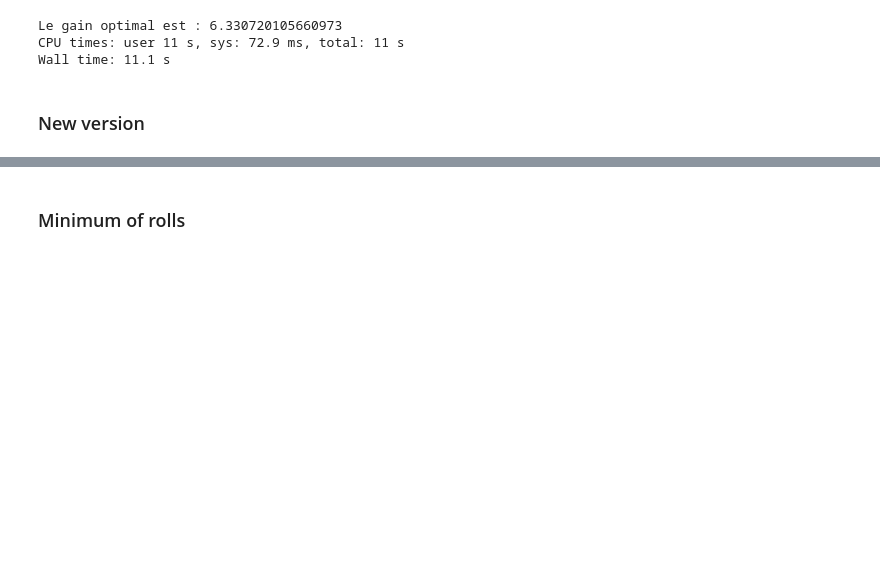
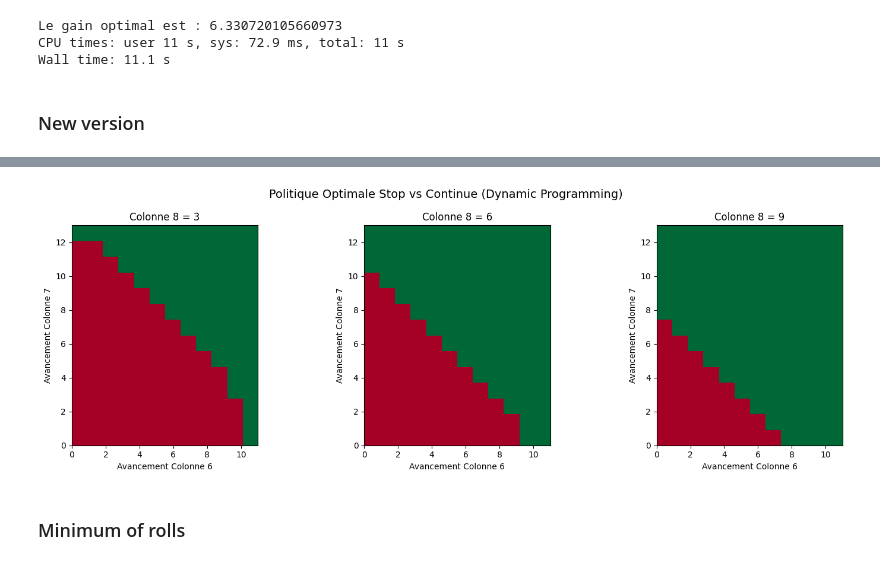
Before and after one commit to CamilleBernardB/Can-t-Stop-projet-IMI, a Jupyter notebook: 3 columns with numba.ipynb, the cells around one changed output, grey strips where cells are left out. Drawn from its saved outputs; the diff is of its cells as text; code cells hidden in the pictures; blank space fills up the shorter version.

Commit message:
ajout plot dp3col_policy

```diff
--- a/3 columns with numba.ipynb
+++ b/3 columns with numba.ipynb
@@ -273,6 +273,33 @@ def load_arrays(folder="data"):
         print("V et policy chargés depuis", folder)
         return V, policy
     return None, None
+# %%
+# Politique Optimale Stop vs Continue : 3 colonnes (plot)
+
+import matplotlib.pyplot as plt
+import numpy as np
+
+stop_map = (policy[:, :, :, 0, 0] == -1)
+
+fig, axes = plt.subplots(1, 3, figsize=(15, 5))
+
+for i, z in enumerate([3, 6, 9]):
+    ax = axes[i]
+    ax.imshow(stop_map[:, :, z].T, origin='lower',
+              cmap='RdYlGn', extent=[0, 11, 0, 13])
+
+    ax.set_title(f'Colonne 8 = {z}', fontsize=12)
+    ax.set_xlabel('Avancement Colonne 6')
+    ax.set_ylabel('Avancement Colonne 7')
+
+plt.suptitle("Politique Optimale Stop vs Continue (Dynamic Programming)",
+             fontsize=14, y=0.98)
+
+plt.tight_layout()
+plt.savefig("dp3col_policy.png", dpi=200, bbox_inches='tight')
+plt.show()
+# %% [output]
+[figure, added]
 # %% [markdown]
 ### Minimum of rolls
 # %%
```
Also changed, not shown: parts of 1 cell of this notebook, 2 other files.
